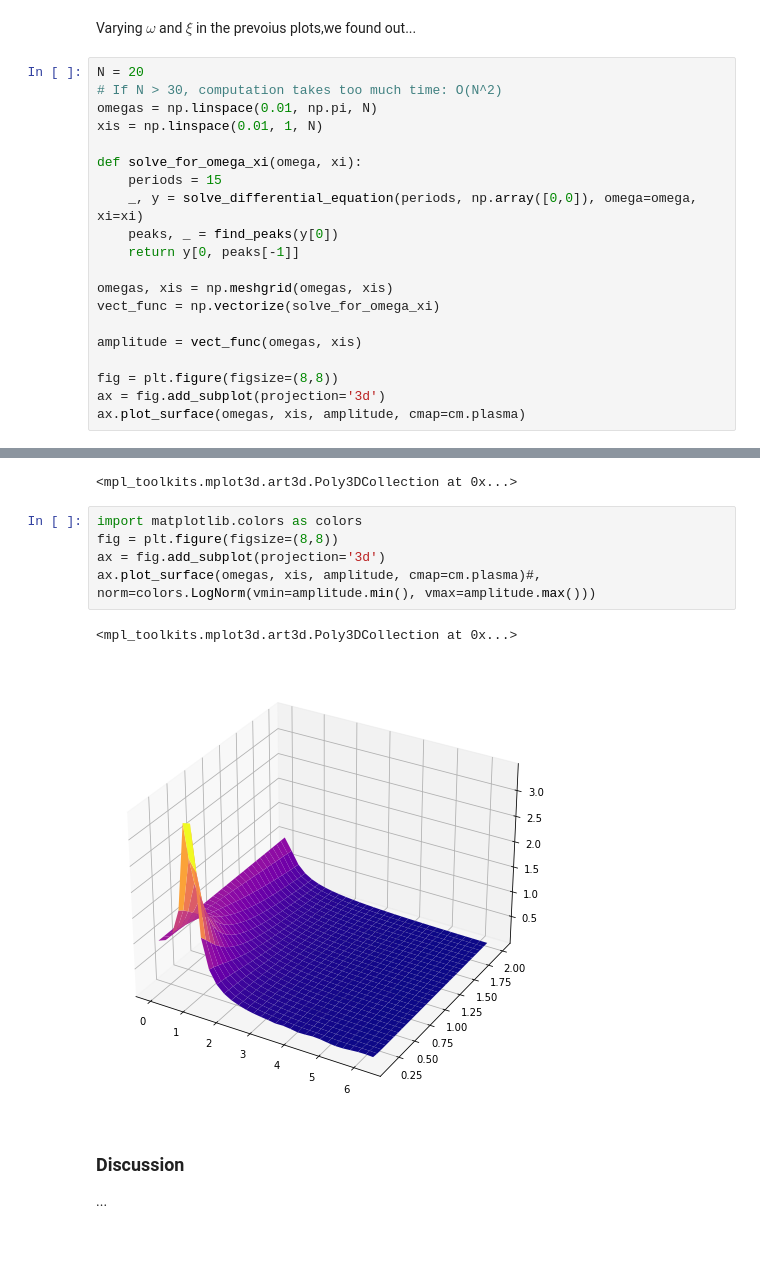
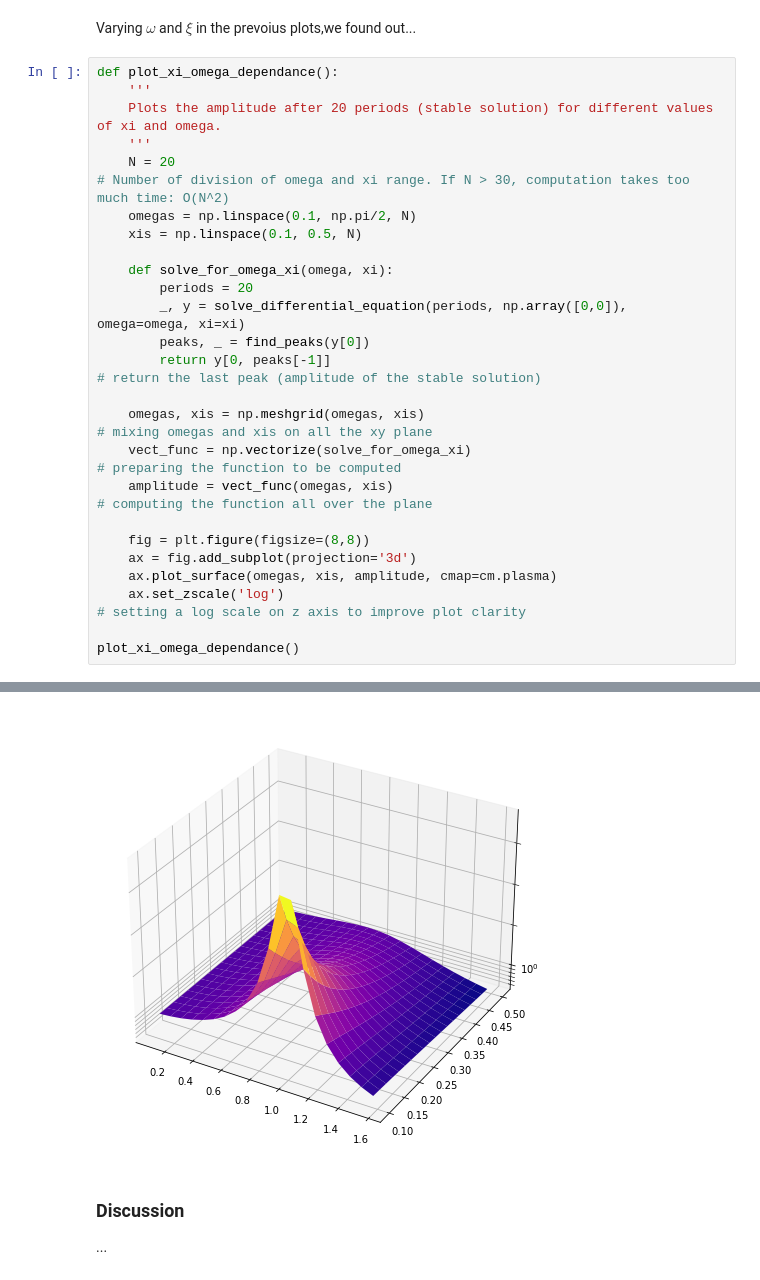
Before and after one commit to nicmontalti/CMST, a Jupyter notebook: p2/Project_2.2_S4947231.ipynb, the cells around one changed output, grey strips where cells are left out. Cells and saved outputs as stored; diff of their text form; blank space fills up the shorter version.

```diff
--- a/p2/Project_2.2_S4947231.ipynb
+++ b/p2/Project_2.2_S4947231.ipynb
@@ -168,22 +230,28 @@ interactive(children=(FloatSlider(value=3.141592653589793, description='Omega',
 # %% [markdown]
 Varying $\omega$ and $\xi$ in the prevoius plots,we found out...
 # %%
-N = 20                                                                                      # If N > 30, computation takes too much time: O(N^2)
-omegas = np.linspace(0.01, np.pi, N)
-xis = np.linspace(0.01, 1, N)
+def plot_xi_omega_dependance():
+    '''
+    Plots the amplitude after 20 periods (stable solution) for different values of xi and omega.
+    '''
+    N = 20                                                                                      # Number of division of omega and xi range. If N > 30, computation takes too much time: O(N^2)
+    omegas = np.linspace(0.1, np.pi/2, N)
+    xis = np.linspace(0.1, 0.5, N)
 
-def solve_for_omega_xi(omega, xi):
-    periods = 15
-    _, y = solve_differential_equation(periods, np.array([0,0]), omega=omega, xi=xi)
-    peaks, _ = find_peaks(y[0])
-    return y[0, peaks[-1]]
+    def solve_for_omega_xi(omega, xi):
+        periods = 20
+        _, y = solve_differential_equation(periods, np.array([0,0]), omega=omega, xi=xi)
+        peaks, _ = find_peaks(y[0])
+        return y[0, peaks[-1]]                                                                  # return the last peak (amplitude of the stable solution)
 
-omegas, xis = np.meshgrid(omegas, xis)
-vect_func = np.vectorize(solve_for_omega_xi)
+    omegas, xis = np.meshgrid(omegas, xis)                                                      # mixing omegas and xis on all the xy plane
+    vect_func = np.vectorize(solve_for_omega_xi)                                                # preparing the function to be computed
+    amplitude = vect_func(omegas, xis)                                                          # computing the function all over the plane
 
-amplitude = vect_func(omegas, xis)
+    fig = plt.figure(figsize=(8,8))
+    ax = fig.add_subplot(projection='3d')
+    ax.plot_surface(omegas, xis, amplitude, cmap=cm.plasma)
+    ax.set_zscale('log')                                                                        # setting a log scale on z axis to improve plot clarity
 
-fig = plt.figure(figsize=(8,8))
-ax = fig.add_subplot(projection='3d')
-ax.plot_surface(omegas, xis, amplitude, cmap=cm.plasma)
+plot_xi_omega_dependance()
 # %% [output]
@@ -192,12 +258,4 @@ ax.plot_surface(omegas, xis, amplitude, cmap=cm.plasma)
-<mpl_toolkits.mplot3d.art3d.Poly3DCollection at 0x...>
+[figure, added]
-# %%
-import matplotlib.colors as colors
-fig = plt.figure(figsize=(8,8))
-ax = fig.add_subplot(projection='3d')
-ax.plot_surface(omegas, xis, amplitude, cmap=cm.plasma)#, norm=colors.LogNorm(vmin=amplitude.min(), vmax=amplitude.max()))
-# %% [output]
-<mpl_toolkits.mplot3d.art3d.Poly3DCollection at 0x...>
-[figure, removed]
 # %% [markdown]
 ### Discussion
 ...
```
Also changed, not shown: parts of 11 cells of this notebook.
